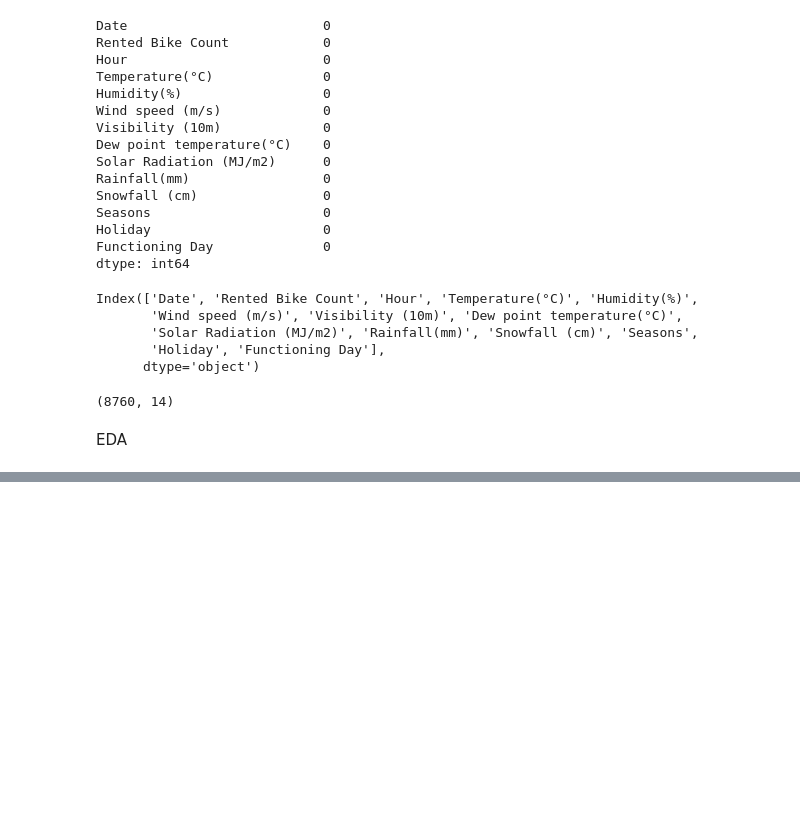
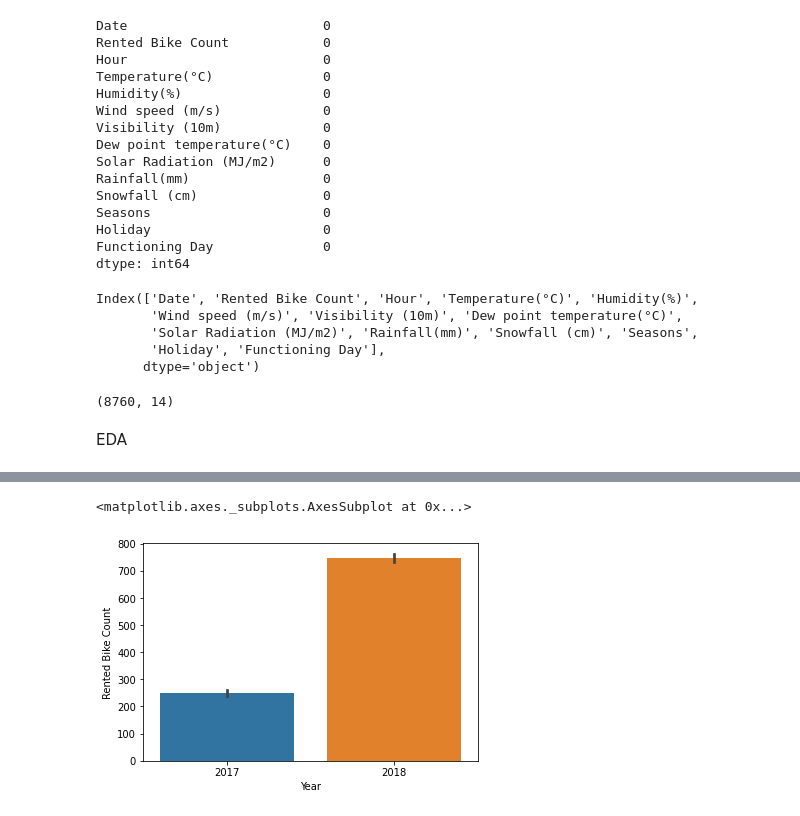
Before and after one commit to pranilthorat/Seoul-Bike-Sharing-Demand-Prediction, a Jupyter notebook: Github_for_capstone_project=2.ipynb, the cells around one changed output, grey strips where cells are left out. Drawn from its saved outputs; the diff is of its cells as text; code cells hidden in the pictures; blank space fills up the shorter version.

```diff
--- a/Github_for_capstone_project=2.ipynb
+++ b/Github_for_capstone_project=2.ipynb
@@ -155,0 +174,5 @@ EDA
+# %%
+sns.barplot(df['Year'],df['Rented Bike Count'])
+# %% [output]
+<matplotlib.axes._subplots.AxesSubplot at 0x...>
+[figure, added]
```
Also changed, not shown: parts of 8 cells of this notebook.
